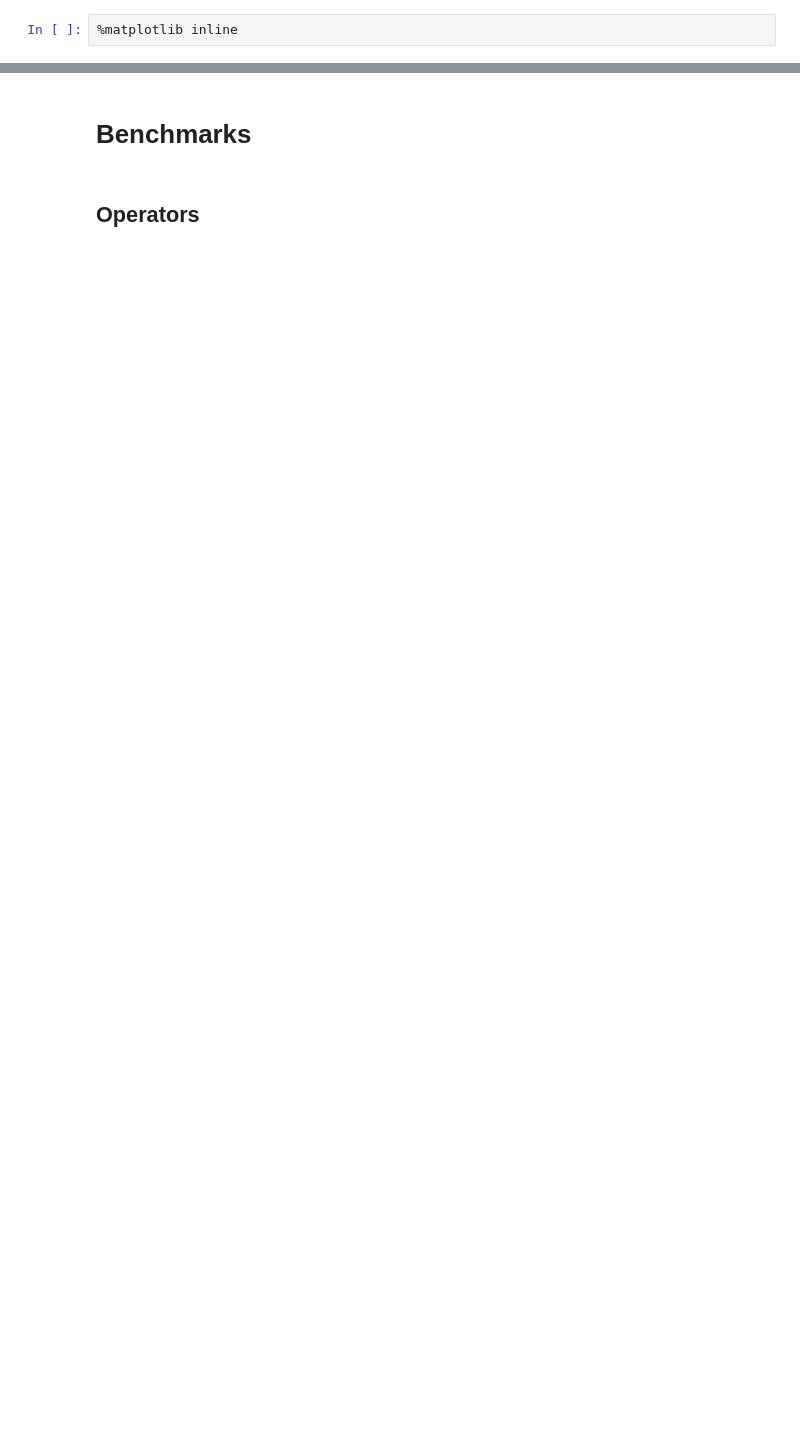
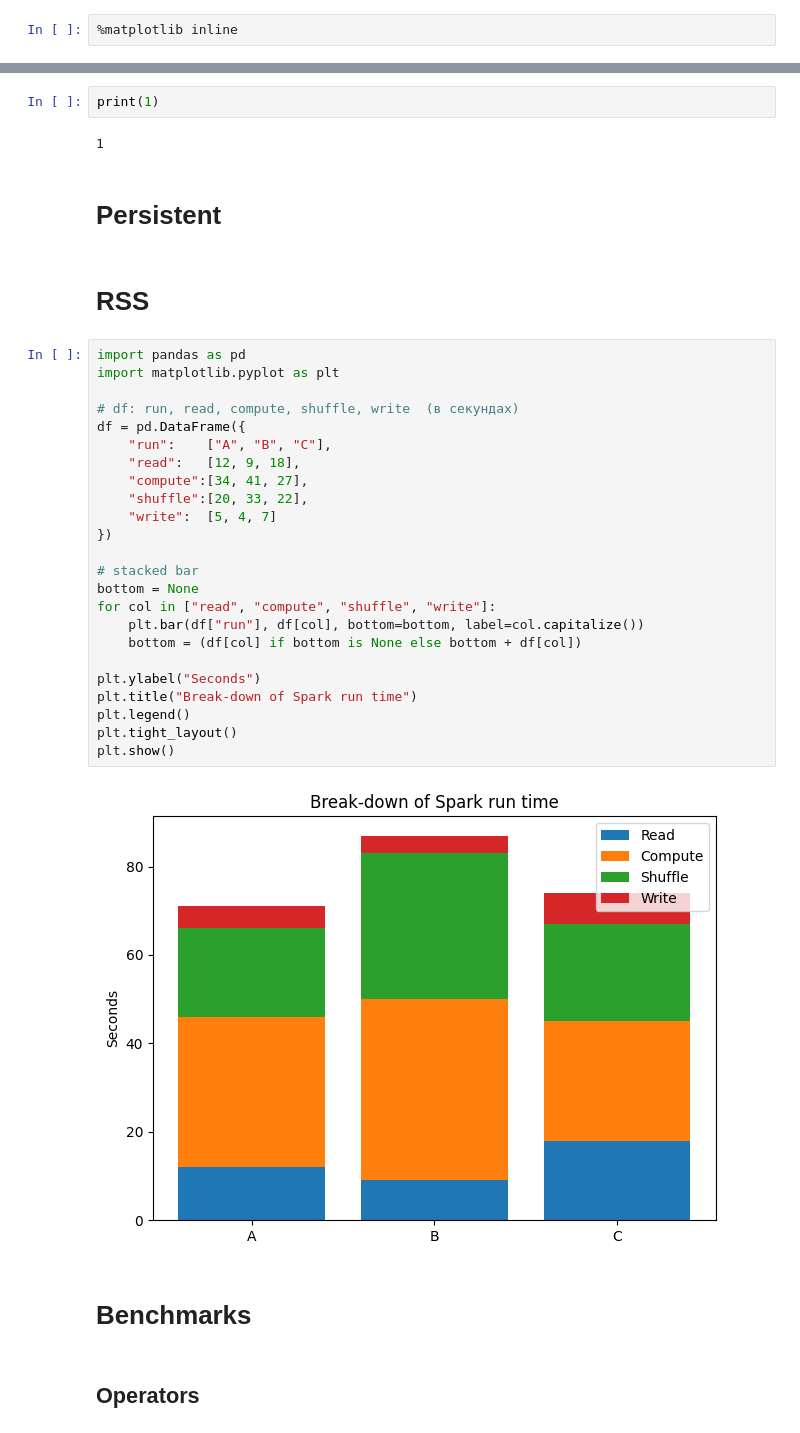
Before and after one commit to belo4ya/spark-on-kubernetes-recipes, a Jupyter notebook: university/charts/notebook.ipynb, the cells around one changed output, grey strips where cells are left out. Cells and saved outputs as stored; diff of their text form; blank space fills up the shorter version.

```diff
--- a/university/charts/notebook.ipynb
+++ b/university/charts/notebook.ipynb
@@ -19,3 +662,37 @@ plt.style.use(["science", "notebook"])
+# %%
+print(1)
+# %% [output]
+1
+# %% [markdown]
+# Persistent
+# %% [markdown]
+# RSS
+# %%
+import pandas as pd
+import matplotlib.pyplot as plt
+
+# df: run, read, compute, shuffle, write  (в секундах)
+df = pd.DataFrame({
+    "run":    ["A", "B", "C"],
+    "read":   [12, 9, 18],
+    "compute":[34, 41, 27],
+    "shuffle":[20, 33, 22],
+    "write":  [5, 4, 7]
+})
+
+# stacked bar
+bottom = None
+for col in ["read", "compute", "shuffle", "write"]:
+    plt.bar(df["run"], df[col], bottom=bottom, label=col.capitalize())
+    bottom = (df[col] if bottom is None else bottom + df[col])
+
+plt.ylabel("Seconds")
+plt.title("Break-down of Spark run time")
+plt.legend()
+plt.tight_layout()
+plt.show()
+# %% [output]
+[figure, added]
 # %% [markdown]
 # Benchmarks
 # %% [markdown]
```
Also changed, not shown: parts of 29 cells of this notebook, 2 other files.
